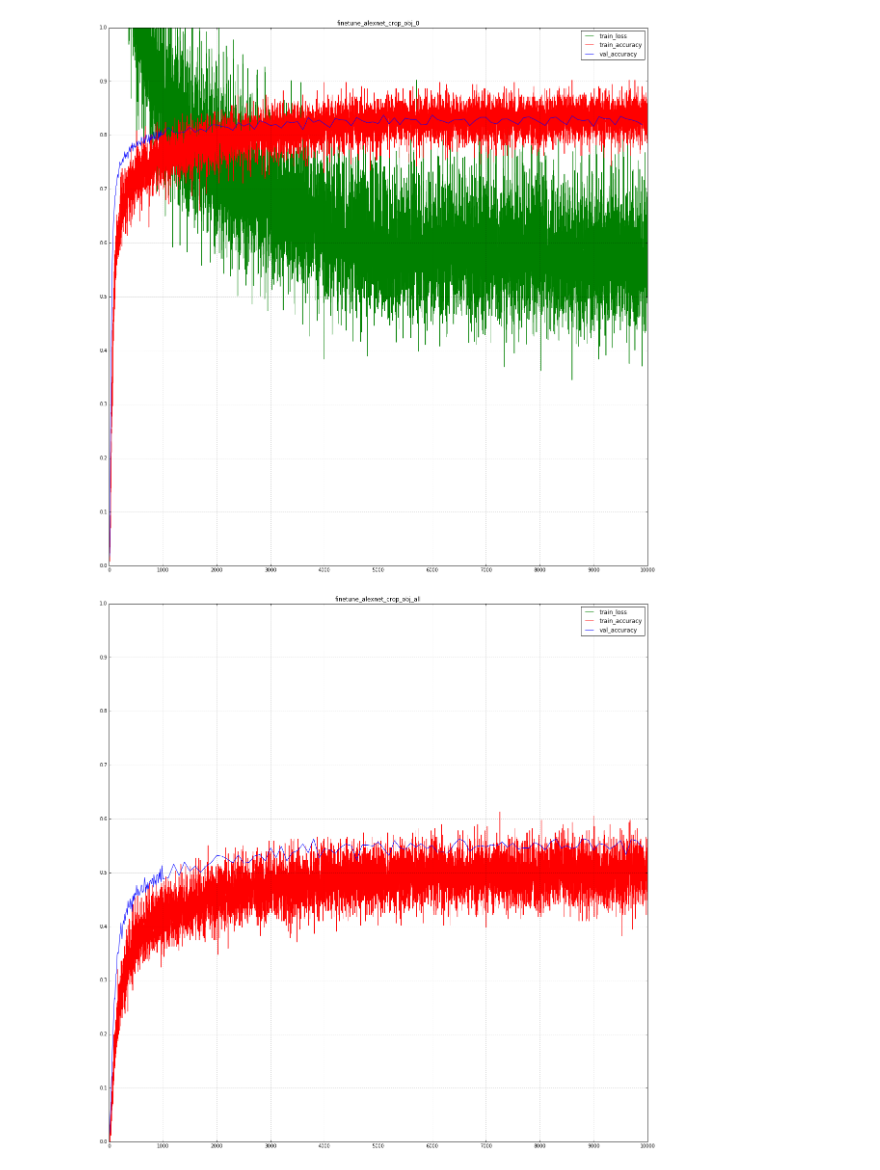
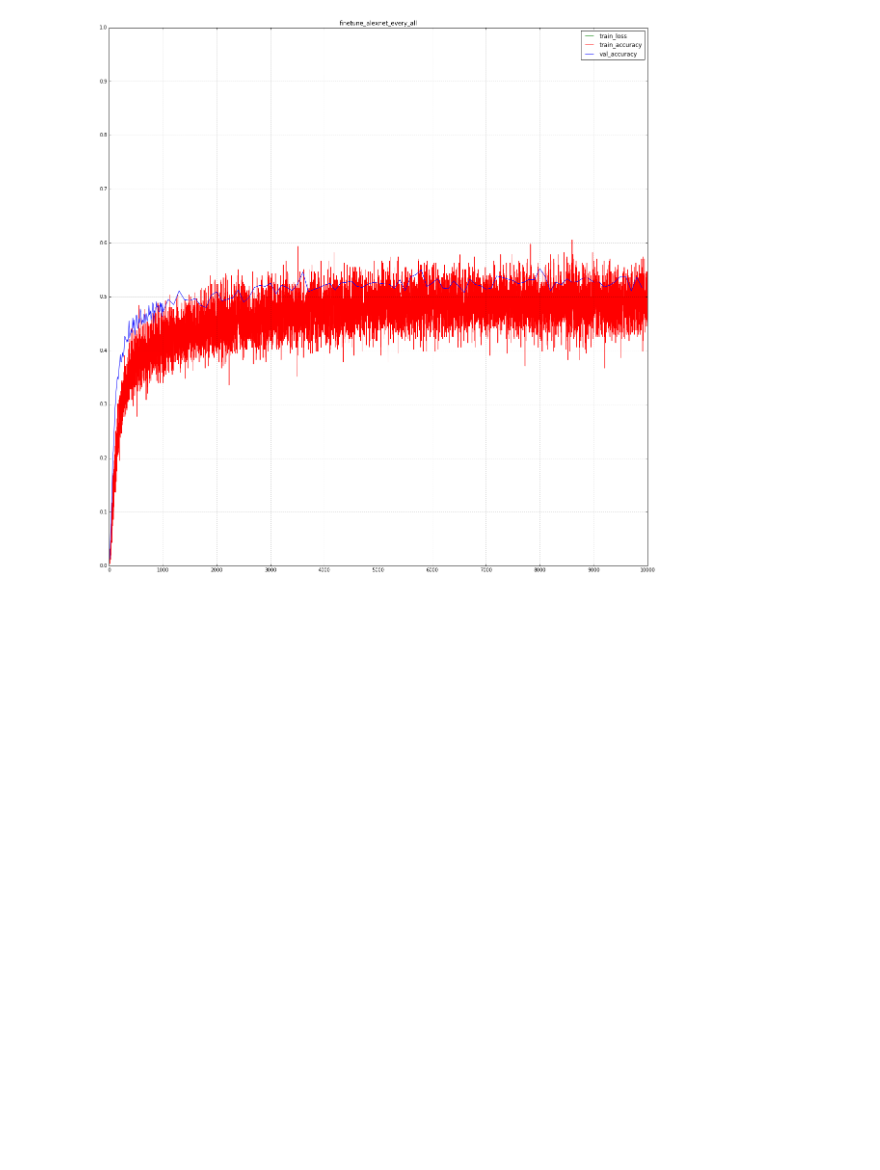
Before and after one commit to Definiter/occlusion-project, a Jupyter notebook: src/visualize_finetune.ipynb, the cells around one changed output. Cells and saved outputs as stored; diff of their text form; code cells hidden in the pictures; blank space fills up the shorter version.

```diff
--- a/src/visualize_finetune.ipynb
+++ b/src/visualize_finetune.ipynb
@@ -10,8 +10,8 @@ import cPickle
 
 plt.rcParams['figure.figsize'] = (20, 20)
 
-net_names = ['0', 'all']
-type_strs = ['crop_obj']
+net_names = ['all']
+type_strs = ['every']
 
 #net_names = ['0', '20', '40', '60', '80', '100', 'all']
 #type_strs = ['nocrop', 'crop']
@@ -49,32 +49,31 @@ for type_str in type_strs:
         x_unit = 1000
         y_range = [0, 1]
         y_unit = 0.1
 
         # Title.
         plt.title('finetune_alexnet_{}_{}'.format(type_str, net_name))
 
         # Curves.
         plt.plot(train_loss, zorder = 0, color = 'g')
         plt.plot(train_accuracy, zorder = 1, color = 'r')
         keys = sorted(val_accuracy.keys())
         values = [val_accuracy[key] for key in keys]
         plt.plot(keys, values, zorder = 2, color = 'b')
         plt.legend(['train_loss', 'train_accuracy', 'val_accuracy'], loc='upper right')
 
         # Grid.
         ax = plt.gca()
         ax.set_xlim(x_range)
         ax.set_ylim(y_range)
         ax.set_xticks(np.arange(x_range[0], x_range[1] + x_unit, x_unit))
         ax.set_xticks(np.arange(x_range[0], x_range[1] + x_unit, x_unit), minor=True)
         ax.set_yticks(np.arange(y_range[0], y_range[1] + y_unit, y_unit))
         ax.set_yticks(np.arange(y_range[0], y_range[1] + y_unit, y_unit), minor=True)
         ax.grid(which='both')
         ax.grid(which='minor', alpha=0.2)
         ax.grid(which='major', alpha=0.5)
 
         plt.show()
         fig.savefig('{}finetune/finetune_curve_{}_{}.png'.format(result_root, type_str, net_name))
 # %% [output]
-[figure, old version]
+[figure, new version]
-[figure, removed]
```
Also changed, not shown: 12 other files.
